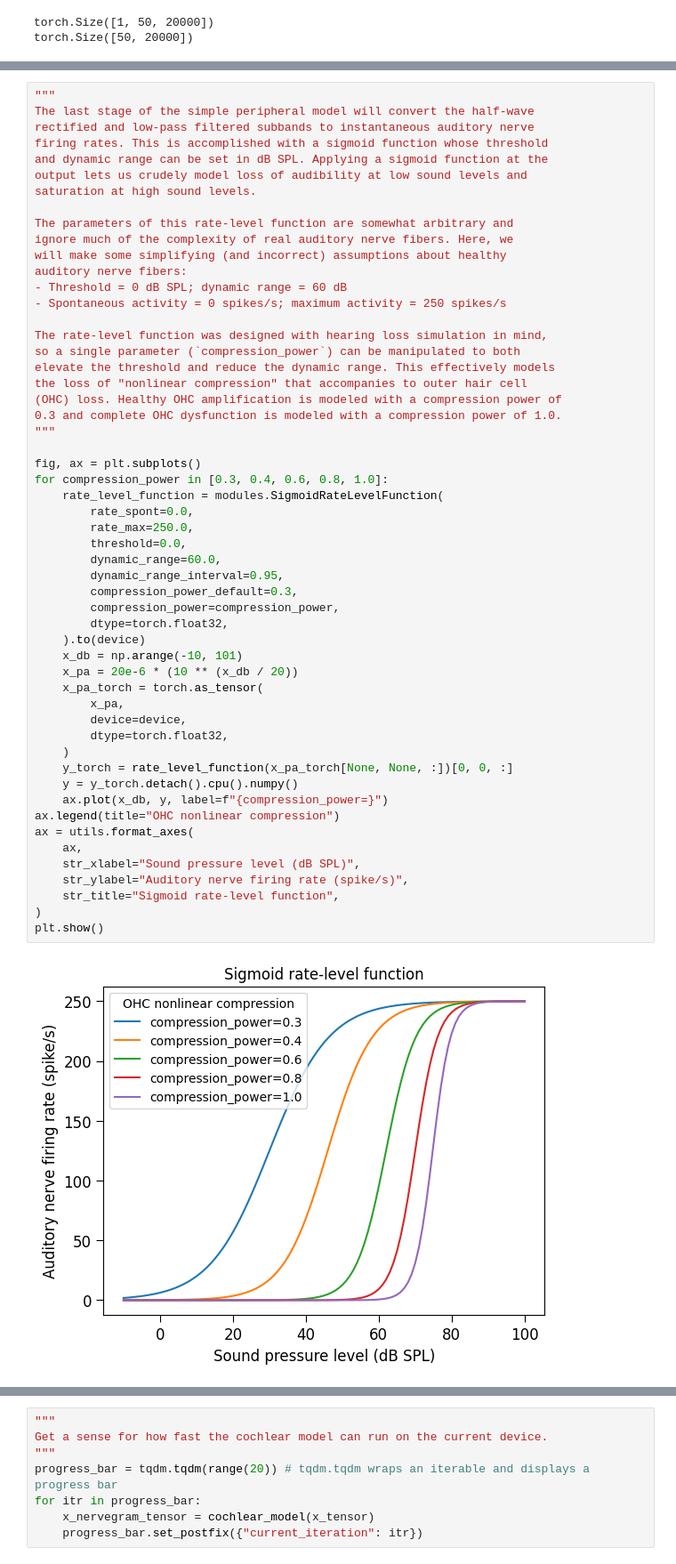
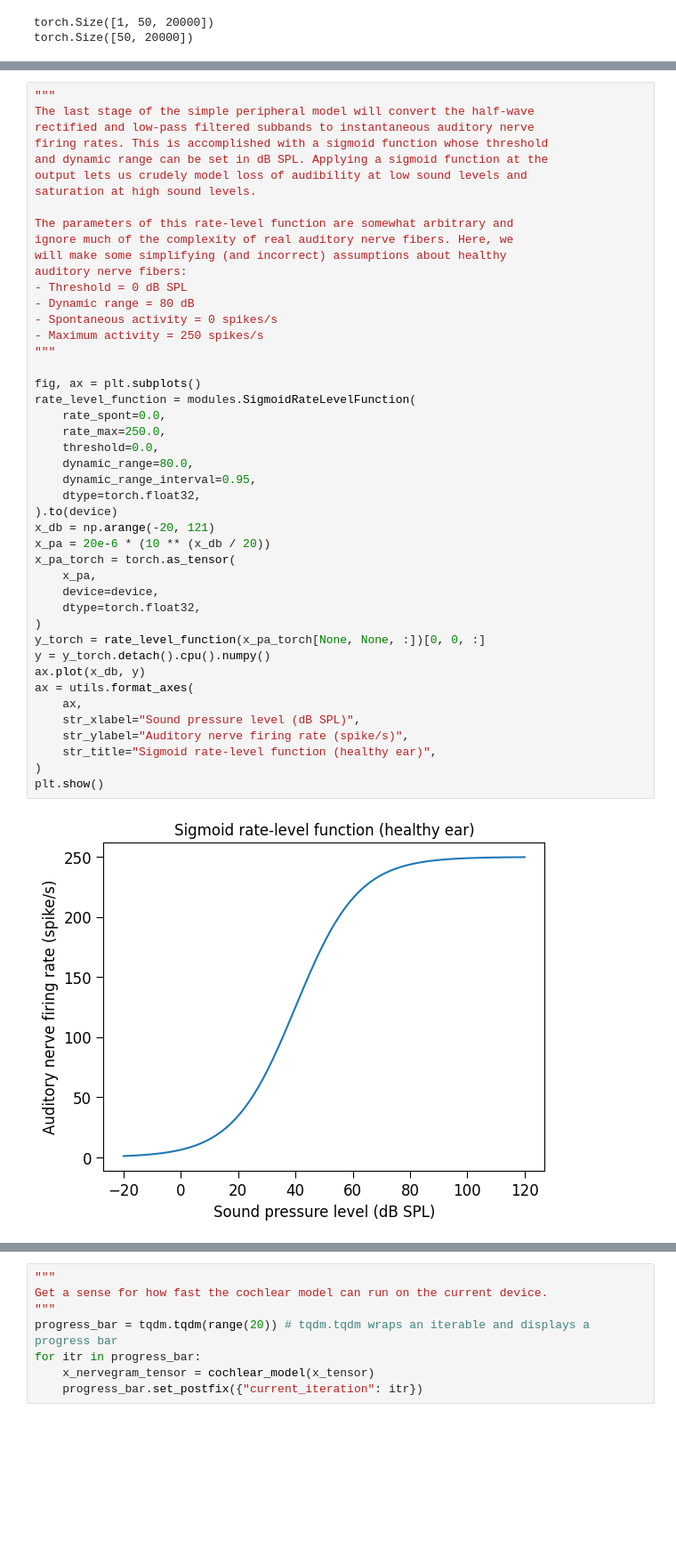
Before and after one commit to msaddler/auditory_model_tutorial, a Jupyter notebook: DEV.ipynb, the cells around one changed output, grey strips where cells are left out. Shown at 89% size. Cells and saved outputs as stored; diff of their text form; blank space fills up the shorter version.

```diff
--- a/DEV.ipynb
+++ b/DEV.ipynb
@@ -326,57 +308,48 @@ plt.show()
 # %%
 """
 The last stage of the simple peripheral model will convert the half-wave
 rectified and low-pass filtered subbands to instantaneous auditory nerve
 firing rates. This is accomplished with a sigmoid function whose threshold
 and dynamic range can be set in dB SPL. Applying a sigmoid function at the
 output lets us crudely model loss of audibility at low sound levels and
 saturation at high sound levels.
 
 The parameters of this rate-level function are somewhat arbitrary and
 ignore much of the complexity of real auditory nerve fibers. Here, we
 will make some simplifying (and incorrect) assumptions about healthy
 auditory nerve fibers:
-- Threshold = 0 dB SPL; dynamic range = 60 dB
-- Spontaneous activity = 0 spikes/s; maximum activity = 250 spikes/s
-
-The rate-level function was designed with hearing loss simulation in mind,
-so a single parameter (`compression_power`) can be manipulated to both
-elevate the threshold and reduce the dynamic range. This effectively models
-the loss of "nonlinear compression" that accompanies to outer hair cell
-(OHC) loss. Healthy OHC amplification is modeled with a compression power of
-0.3 and complete OHC dysfunction is modeled with a compression power of 1.0.
+- Threshold = 0 dB SPL
+- Dynamic range = 80 dB
+- Spontaneous activity = 0 spikes/s
+- Maximum activity = 250 spikes/s
 """
 
 fig, ax = plt.subplots()
-for compression_power in [0.3, 0.4, 0.6, 0.8, 1.0]:
-    rate_level_function = modules.SigmoidRateLevelFunction(
-        rate_spont=0.0,
-        rate_max=250.0,
-        threshold=0.0,
-        dynamic_range=60.0,
-        dynamic_range_interval=0.95,
-        compression_power_default=0.3,
-        compression_power=compression_power,
-        dtype=torch.float32,
-    ).to(device)
-    x_db = np.arange(-10, 101)
-    x_pa = 20e-6 * (10 ** (x_db / 20))
-    x_pa_torch = torch.as_tensor(
-        x_pa,
-        device=device,
-        dtype=torch.float32,
-    )
-    y_torch = rate_level_function(x_pa_torch[None, None, :])[0, 0, :]
-    y = y_torch.detach().cpu().numpy()
-    ax.plot(x_db, y, label=f"{compression_power=}")
-ax.legend(title="OHC nonlinear compression")
+rate_level_function = modules.SigmoidRateLevelFunction(
+    rate_spont=0.0,
+    rate_max=250.0,
+    threshold=0.0,
+    dynamic_range=80.0,
+    dynamic_range_interval=0.95,
+    dtype=torch.float32,
+).to(device)
+x_db = np.arange(-20, 121)
+x_pa = 20e-6 * (10 ** (x_db / 20))
+x_pa_torch = torch.as_tensor(
+    x_pa,
+    device=device,
+    dtype=torch.float32,
+)
+y_torch = rate_level_function(x_pa_torch[None, None, :])[0, 0, :]
+y = y_torch.detach().cpu().numpy()
+ax.plot(x_db, y)
 ax = utils.format_axes(
     ax,
     str_xlabel="Sound pressure level (dB SPL)",
     str_ylabel="Auditory nerve firing rate (spike/s)",
-    str_title="Sigmoid rate-level function",
+    str_title="Sigmoid rate-level function (healthy ear)",
 )
 plt.show()
 # %% [output]
-[figure, old version]
+[figure, new version]
 # %%
```
Also changed, not shown: parts of 17 cells of this notebook, 1 other file.
